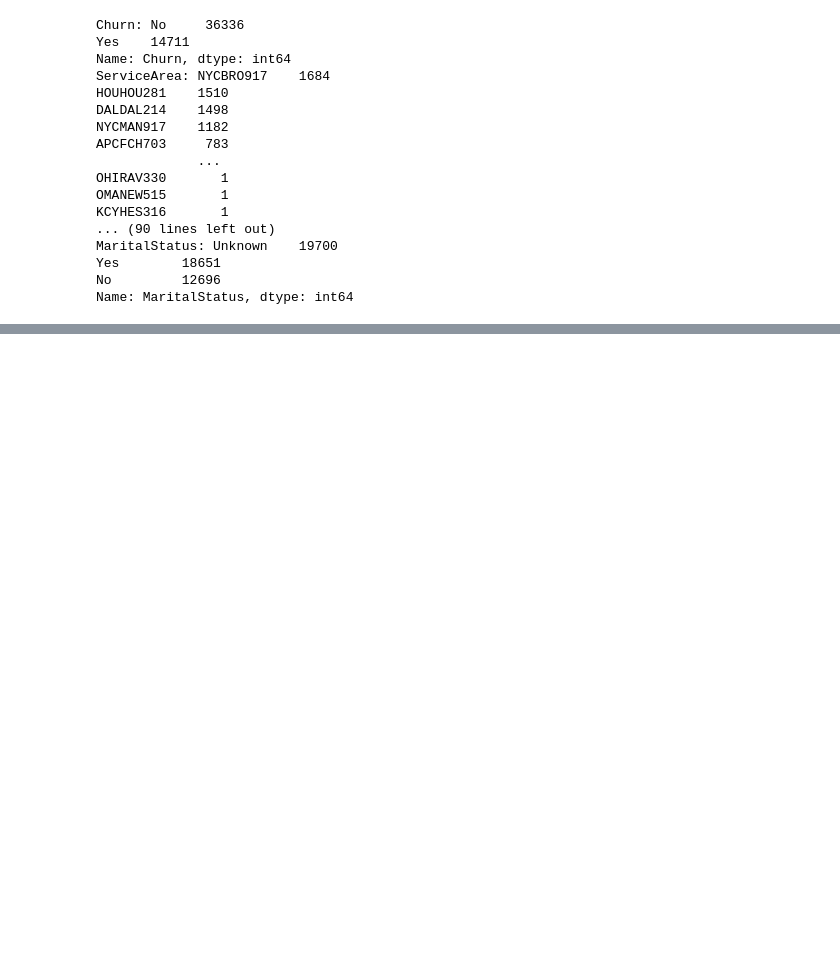
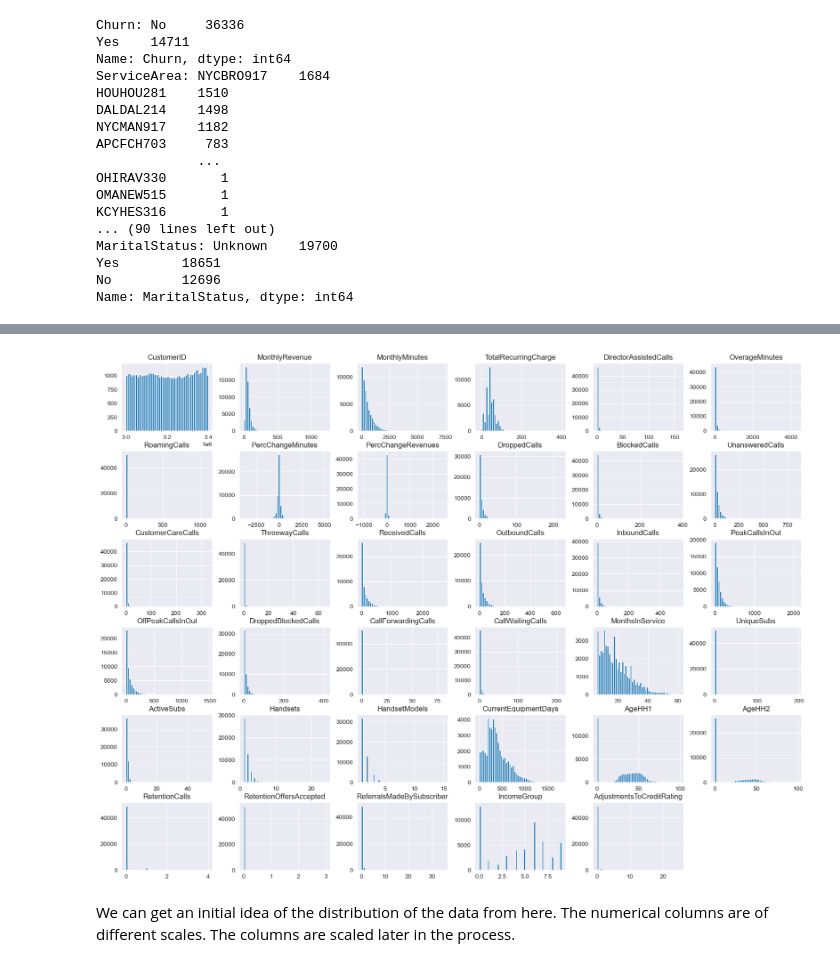
Before and after one commit to rapiseg/churn_prediction_system, a Jupyter notebook: notebooks/eda.ipynb, the cells around one changed output, grey strips where cells are left out. Cells and saved outputs as stored; diff of their text form; code cells hidden in the pictures; blank space fills up the shorter version.

```diff
--- a/notebooks/eda.ipynb
+++ b/notebooks/eda.ipynb
@@ -90,0 +113,10 @@ It can be observed that the object columns are categorical in nature.The missing
+# %%
+# only in a Jupyter notebook
+%matplotlib inline
+import matplotlib.pyplot as plt
+full_df.hist(bins=50, figsize=(20,15))
+plt.show()
+# %% [output]
+[figure, added]
+# %% [markdown]
+We can get an initial idea of the distribution of the data from here. The numerical columns are of different scales. The columns are scaled later in the process.
```
Also changed, not shown: parts of 49 cells of this notebook, 19 other files.
